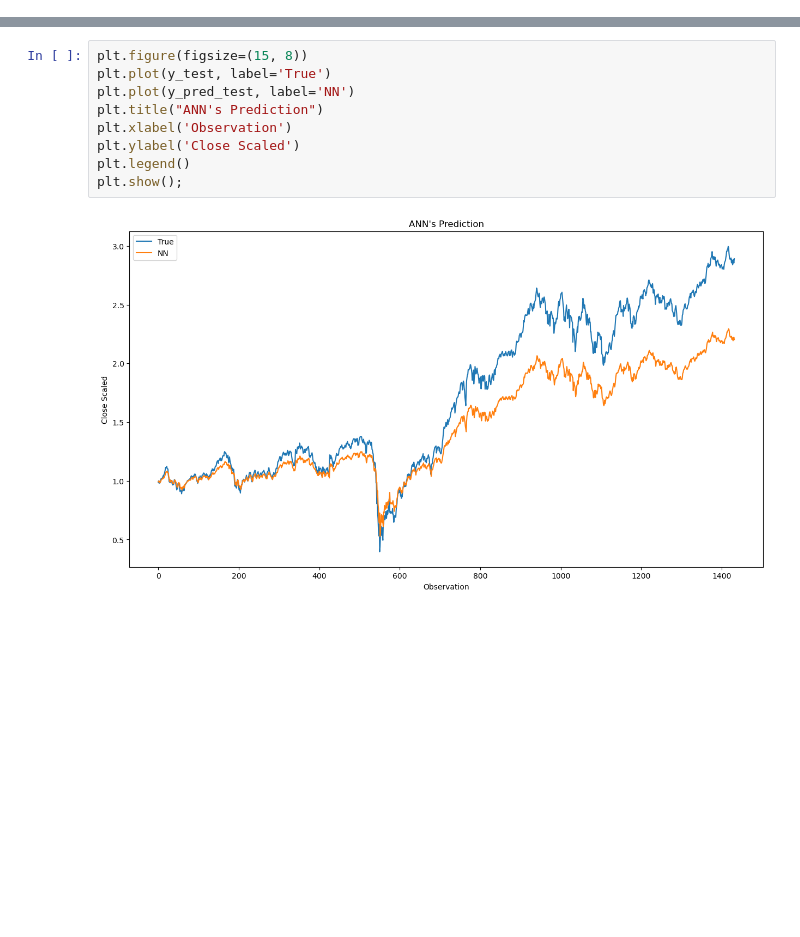
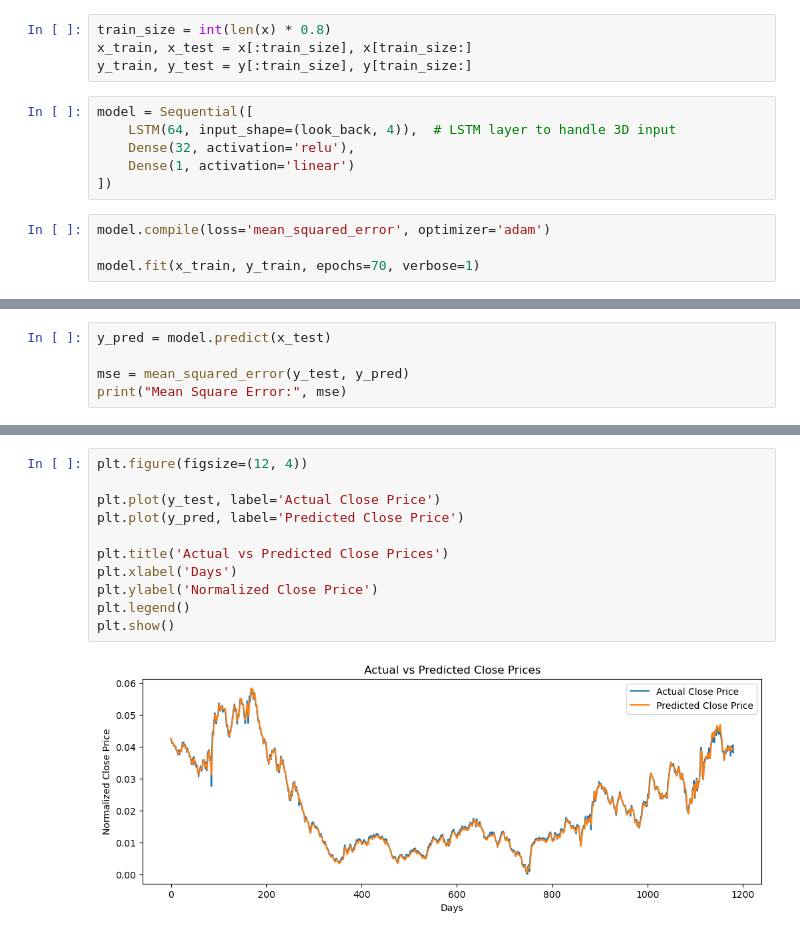
Before and after one commit to ADSJCET/DeepLearningLab, a Jupyter notebook: EXP7/code.ipynb, the cells around one changed output, grey strips where cells are left out. Drawn from its saved outputs; the diff is of its cells as text; blank space fills up the shorter version.

```diff
--- a/EXP7/code.ipynb
+++ b/EXP7/code.ipynb
@@ -117,0 +41,14 @@ Mean squared error: 0.120124
+# %%
+train_size = int(len(x) * 0.8)
+x_train, x_test = x[:train_size], x[train_size:]
+y_train, y_test = y[:train_size], y[train_size:]
+# %%
+model = Sequential([
+    LSTM(64, input_shape=(look_back, 4)),  # LSTM layer to handle 3D input
+    Dense(32, activation='relu'),
+    Dense(1, activation='linear')
+])
+# %%
+model.compile(loss='mean_squared_error', optimizer='adam')
+
+model.fit(x_train, y_train, epochs=70, verbose=1)
@@ -117,0 +74,5 @@ Mean squared error: 0.120124
+# %%
+y_pred = model.predict(x_test)
+
+mse = mean_squared_error(y_test, y_pred)
+print("Mean Square Error:", mse)
@@ -118,11 +82,13 @@ Mean squared error: 0.120124
 # %%
-plt.figure(figsize=(15, 8))
-plt.plot(y_test, label='True')
-plt.plot(y_pred_test, label='NN')
-plt.title("ANN's Prediction")
-plt.xlabel('Observation')
-plt.ylabel('Close Scaled')
+plt.figure(figsize=(12, 4))
+
+plt.plot(y_test, label='Actual Close Price')
+plt.plot(y_pred, label='Predicted Close Price')
+
+plt.title('Actual vs Predicted Close Prices')
+plt.xlabel('Days')
+plt.ylabel('Normalized Close Price')
 plt.legend()
-plt.show();
+plt.show()
 # %% [output]
-[figure, old version]
+[figure, new version]
```
Also changed, not shown: parts of 21 cells of this notebook.
